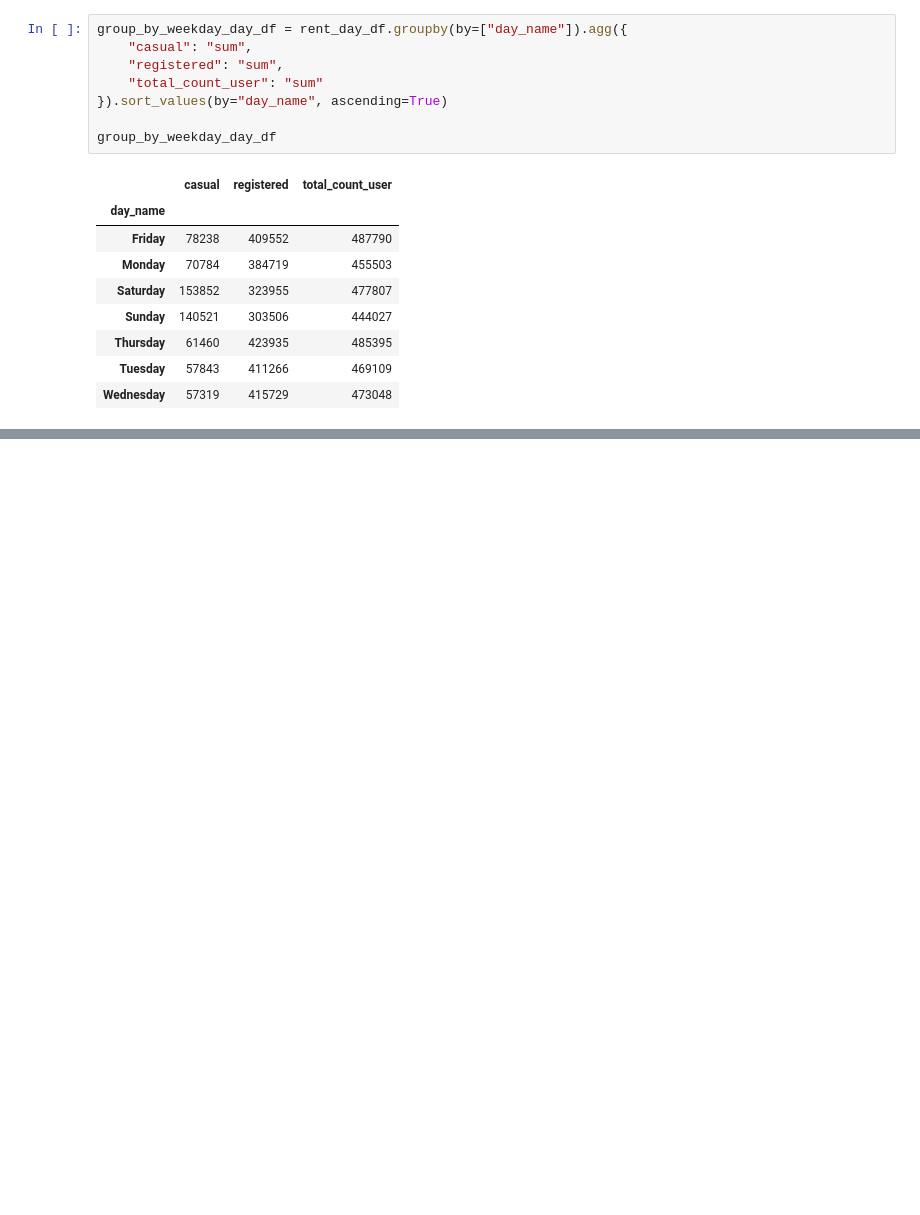
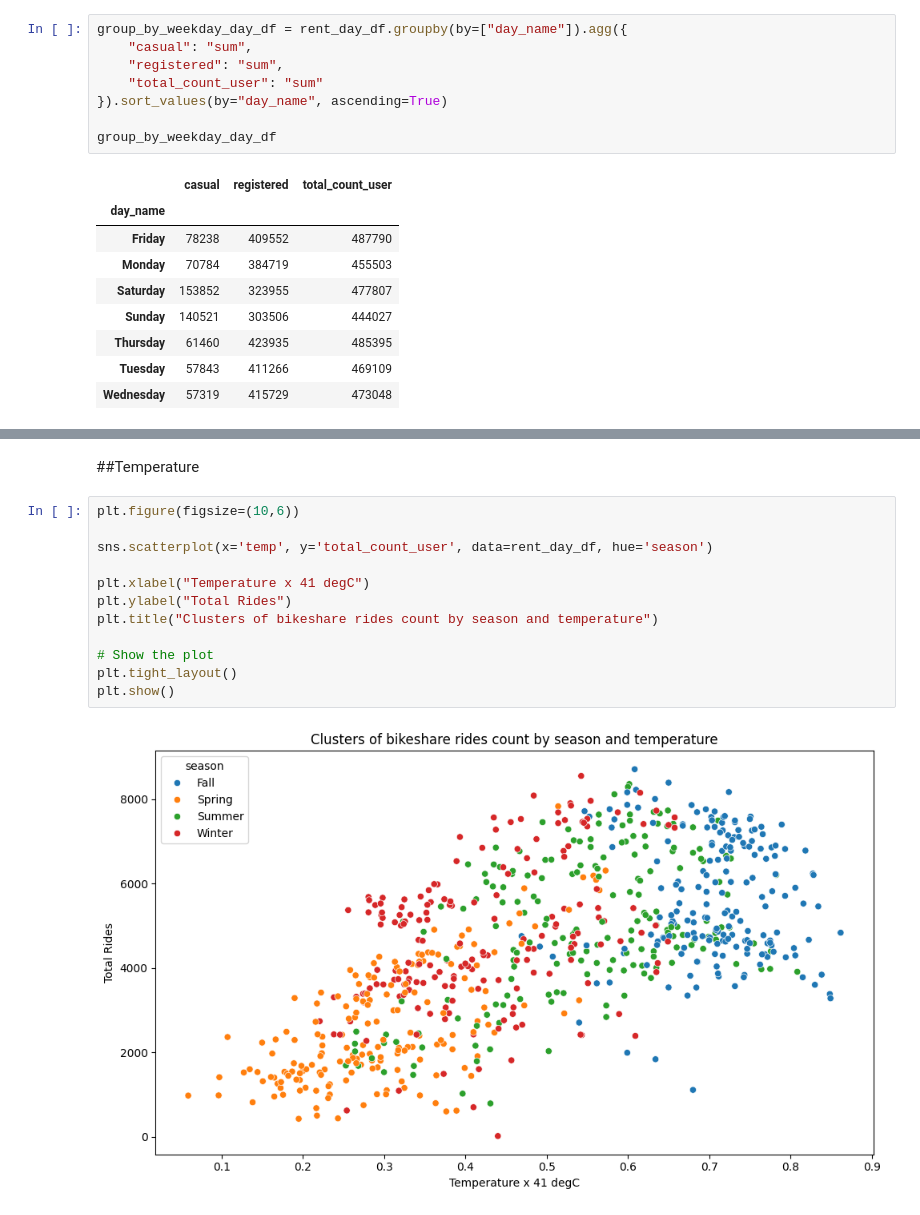
Before and after one commit to atsilfiaalfaths/submission_analisis, a Jupyter notebook: notebook.ipynb, the cells around one changed output, grey strips where cells are left out. Drawn from its saved outputs; the diff is of its cells as text; blank space fills up the shorter version.

```diff
--- a/notebook.ipynb
+++ b/notebook.ipynb
@@ -654,3 +701,19 @@ Passing `palette` without assigning `hue` is deprecated and will be removed in v
 
   sns.barplot(
 [figure]
+# %% [markdown]
+##Temperature
+# %%
+plt.figure(figsize=(10,6))
+
+sns.scatterplot(x='temp', y='total_count_user', data=rent_day_df, hue='season')
+
+plt.xlabel("Temperature x 41 degC")
+plt.ylabel("Total Rides")
+plt.title("Clusters of bikeshare rides count by season and temperature")
+
+# Show the plot
+plt.tight_layout()
+plt.show()
+# %% [output]
+[figure, added]
```
Also changed, not shown: parts of 10 cells of this notebook, 4 other files.
